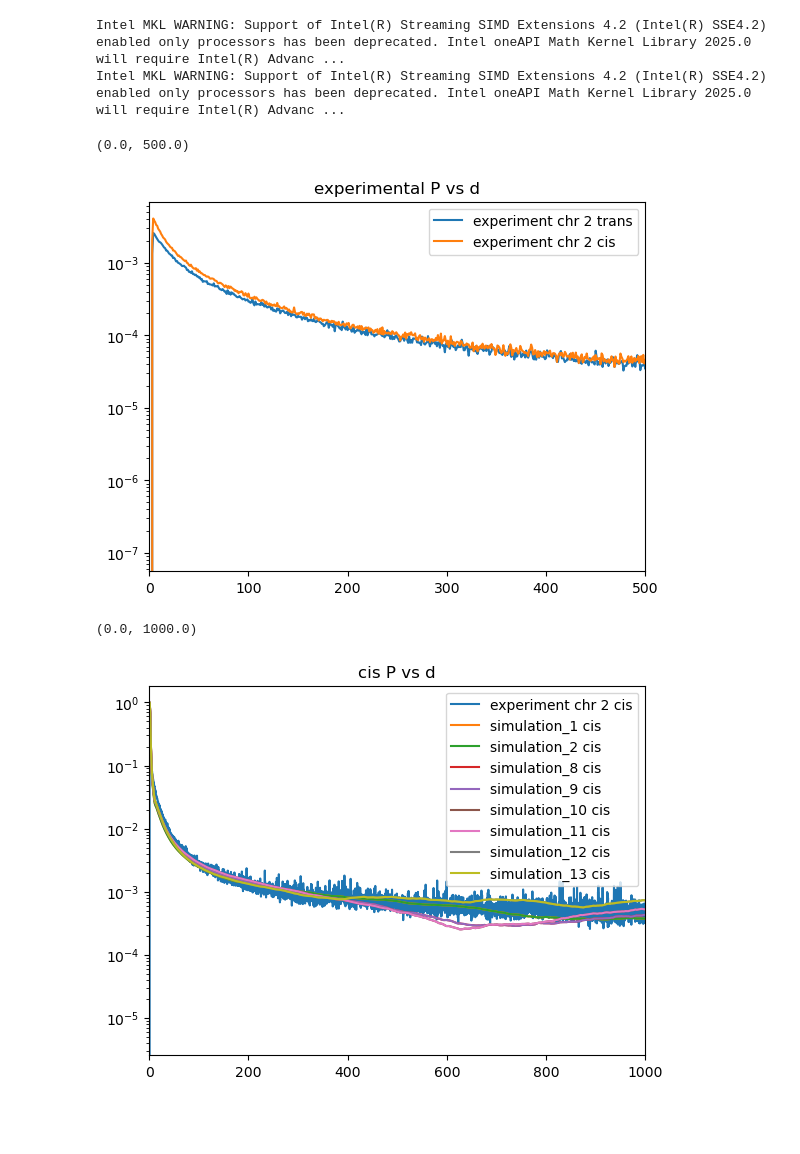
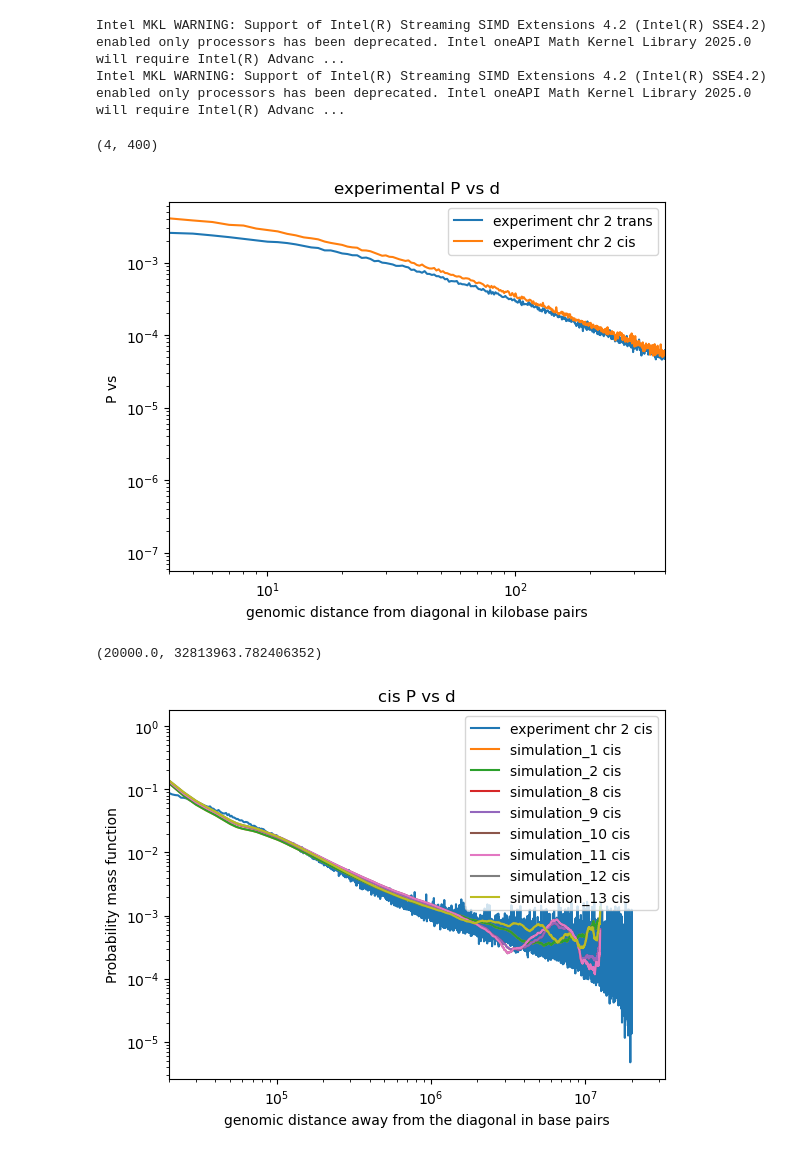
Before and after one commit to DiPierroLab/Douglas, a Jupyter notebook: 6_extra_tools/P_vs_d_experimental_compare_computational.ipynb, the cells around one changed output. Drawn from its saved outputs; the diff is of its cells as text; code cells hidden in the pictures; blank space fills up the shorter version.

Commit message:
More calibration stuff; 5kb = 1 bead; gamma(75bp)=gamma(15beads)

```diff
--- a/6_extra_tools/P_vs_d_experimental_compare_computational.ipynb
+++ b/6_extra_tools/P_vs_d_experimental_compare_computational.ipynb
@@ -46,45 +47,51 @@ d_simulation_2500beads = np.arange(0,2500) # 0, 1, ..., 2499
 # %%
 # Double check plot experimental trans and cis (maternal) diagonal for chromosome 2
 
 #plot
 plt.plot(d_experiment_20000kb, P_trans_experiment, label='experiment chr 2 trans')
 plt.plot(d_experiment_20000kb, P_cis_experiment, label='experiment chr 2 cis')
 
 # Plot settings
 plt.title('experimental P vs d')
 plt.legend()
-#plt.xscale('log')
+plt.xlabel('genomic distance from diagonal in kilobase pairs')
+plt.xscale('log')
+plt.ylabel('Probability')
 plt.yscale('log')
-plt.xlim(0,500)
+plt.xlim(4,400)
 # %% [output]
-(0.0, 500.0)
+(4, 400)
-[figure, old version]
+[figure, new version]
 # %%
 # CIS
 # Plot average normalized cis Hi-C contact probability vs genomic distance (in kilobases)
 
 # Plot cis experimental data
-plt.plot(.25*d_experiment_20000kb, 50*P_cis_experiment, label='experiment chr 2 cis')
+bin_size = 1000 # base pairs
+plt.plot(bin_size*d_experiment_20000kb, 50*P_cis_experiment, label='experiment chr 2 cis')
 
 # Plot cis simulation data
-plt.plot(d_simulation_2500beads, P_cis_simulation_1, label='simulation_1 cis')
-plt.plot(d_simulation_2500beads, P_cis_simulation_2, label='simulation_2 cis')
-plt.plot(d_simulation_2500beads, P_cis_simulation_8, label='simulation_8 cis')
-plt.plot(d_simulation_2500beads, P_cis_simulation_9, label='simulation_9 cis')
-plt.plot(d_simulation_2500beads, P_cis_simulation_10, label='simulation_10 cis')
-plt.plot(d_simulation_2500beads, P_cis_simulation_11, label='simulation_11 cis')
-plt.plot(d_simulation_2500beads, P_cis_simulation_12, label='simulation_12 cis')
-plt.plot(d_simulation_2500beads, P_cis_simulation_13, label='simulation_13 cis')
+bead_size = 5000 # in base pairs; tune to line up the pmfs.
+plt.plot(bead_size*d_simulation_2500beads, P_cis_simulation_1, label='simulation_1 cis')
+plt.plot(bead_size*d_simulation_2500beads, P_cis_simulation_2, label='simulation_2 cis')
+plt.plot(bead_size*d_simulation_2500beads, P_cis_simulation_8, label='simulation_8 cis')
+plt.plot(bead_size*d_simulation_2500beads, P_cis_simulation_9, label='simulation_9 cis')
+plt.plot(bead_size*d_simulation_2500beads, P_cis_simulation_10, label='simulation_10 cis')
+plt.plot(bead_size*d_simulation_2500beads, P_cis_simulation_11, label='simulation_11 cis')
+plt.plot(bead_size*d_simulation_2500beads, P_cis_simulation_12, label='simulation_12 cis')
+plt.plot(bead_size*d_simulation_2500beads, P_cis_simulation_13, label='simulation_13 cis')
 
 # Plot settings
 plt.title('cis P vs d')
 plt.legend()
-#plt.xscale('log')
+plt.xlabel('genomic distance away from the diagonal in base pairs')
+plt.xscale('log')
+plt.ylabel('Probability mass function')
 plt.yscale('log')
-plt.xlim(0,1000)
+plt.xlim(2e4)
 # %% [output]
-(0.0, 1000.0)
+(20000.0, 32813963.782406352)
-[figure, old version]
+[figure, new version]
 # %%
 # TRANS
 # Plot average normalized trans Hi-C contact probability vs genomic distance (in kilobases)
```
Also changed, not shown: parts of 2 cells of this notebook, 12 other files.
